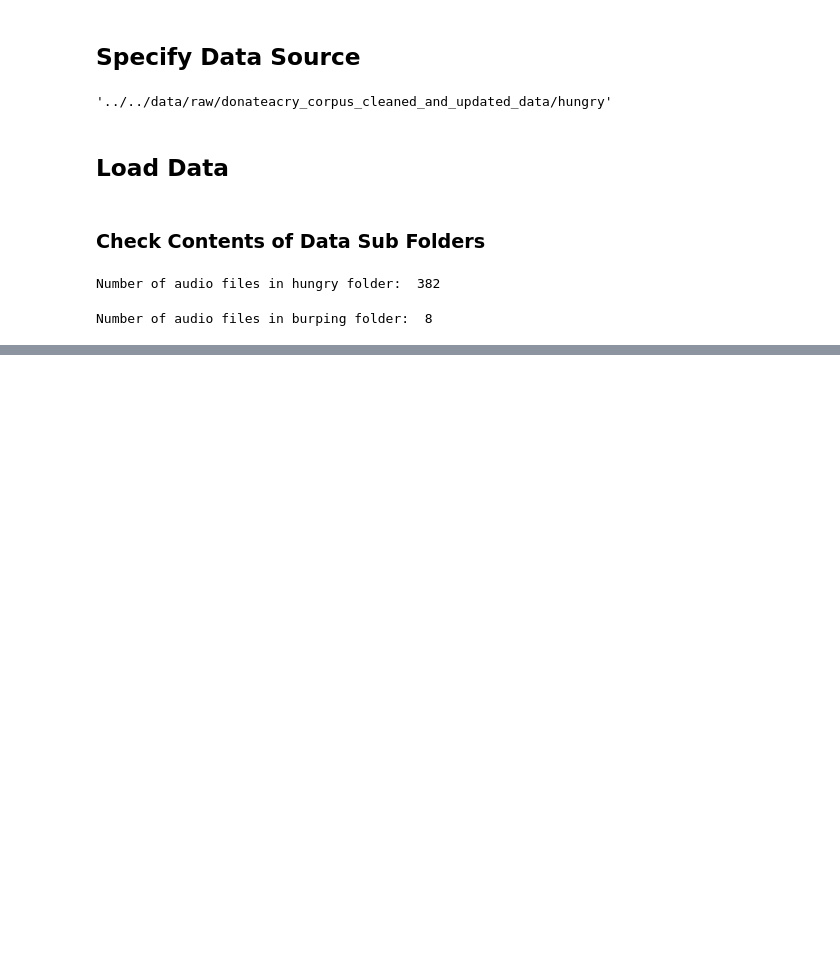
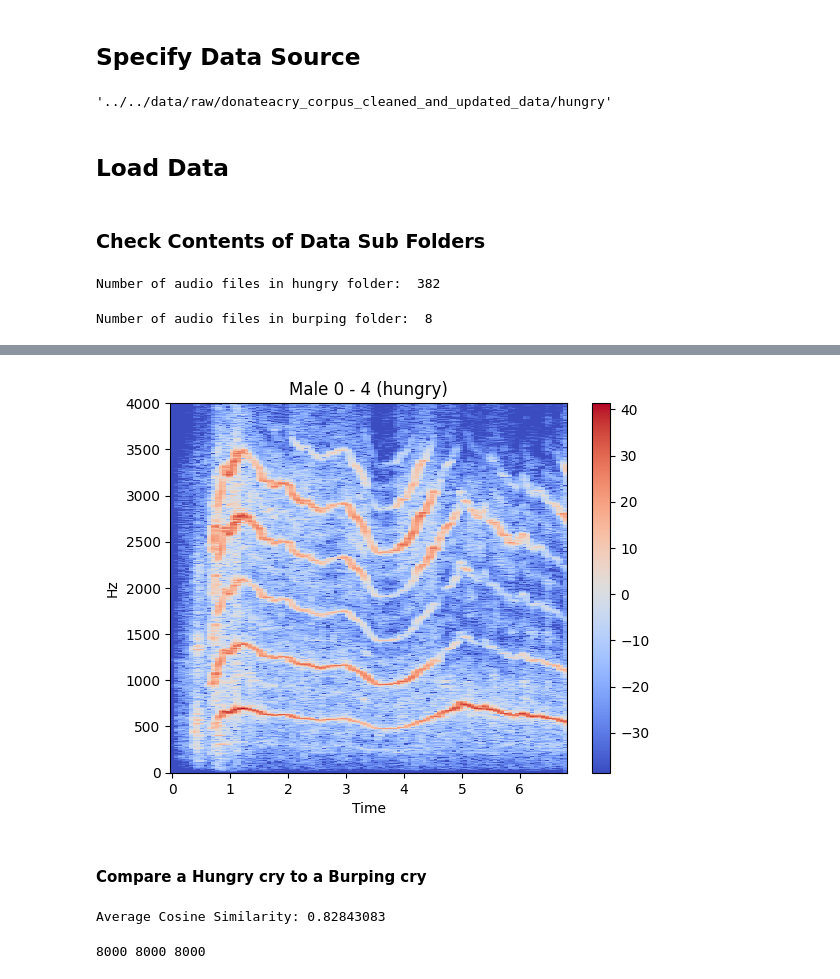
Before and after one commit to Deirdre-cyber/fyp-development, a Jupyter notebook: code/visualisations/exploration_notebook.ipynb, the cells around one changed output, grey strips where cells are left out. Drawn from its saved outputs; the diff is of its cells as text; code cells hidden in the pictures; blank space fills up the shorter version.

```diff
--- a/code/visualisations/exploration_notebook.ipynb
+++ b/code/visualisations/exploration_notebook.ipynb
@@ -32,0 +105,11 @@ y, sr = librosa.load(audio_path, sr=None)
+# %%
+X = librosa.stft(y2)
+Xdb = librosa.amplitude_to_db(abs(X))
+librosa.display.specshow(Xdb, sr=sr2, x_axis='time', y_axis='hz')
+plt.colorbar()
+plt.title('Male 0 - 4 (hungry)')
+plt.show()
+# %% [output]
+[figure, added]
+# %% [markdown]
+#### Compare a Hungry cry to a Burping cry
@@ -32,0 +126,9 @@ y, sr = librosa.load(audio_path, sr=None)
+# %%
+print("Average Cosine Similarity:", average_similarity2)
+# An average cosine similarity close to 1 means that the two audio files are similar (in this case, they are not)
+# %% [output]
+Average Cosine Similarity: 0.82843083
+# %%
+print(sr, sr2, sr3)
+# %% [output]
+8000 8000 8000
```
Also changed, not shown: parts of 23 cells of this notebook.
